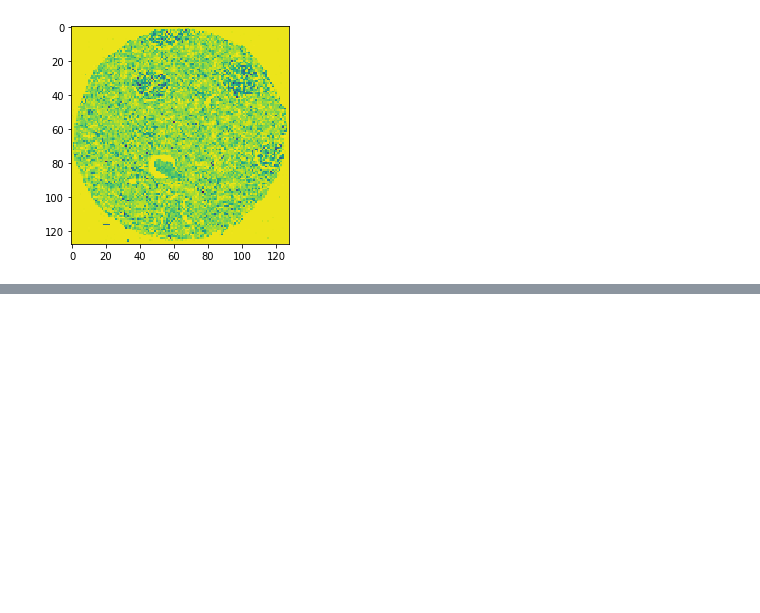
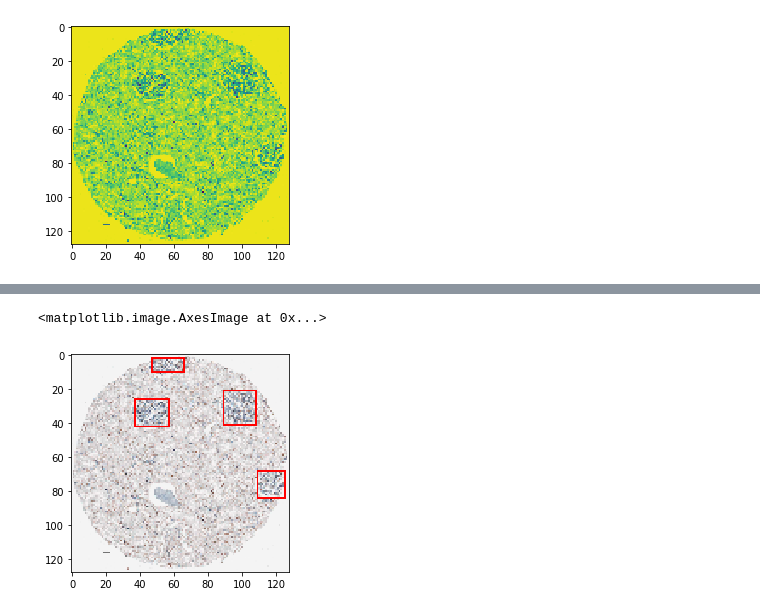
Before and after one commit to juyingnan/notebooks, a Jupyter notebook: nuclei.ipynb, the cells around one changed output, grey strips where cells are left out. Cells and saved outputs as stored; diff of their text form; code cells hidden in the pictures; blank space fills up the shorter version.

```diff
--- a/nuclei.ipynb
+++ b/nuclei.ipynb
@@ -89,0 +94,15 @@ plt.imshow(blur_img)
+# %%
+#Copying the original image
+temp_data = np.copy(img)
+
+#Drawing rectangles around the nuclei
+cv2.rectangle(temp_data, (47,2), (66,10), (255,0,0))
+cv2.rectangle(temp_data, (37,26), (57,42), (255,0,0))
+cv2.rectangle(temp_data, (89,21), (108,41), (255,0,0))
+cv2.rectangle(temp_data, (109,68), (125,84), (255,0,0))
+
+#Plotting the data with boxes
+plt.imshow(temp_data)
+# %% [output]
+<matplotlib.image.AxesImage at 0x...>
+[figure, added]
```
Also changed, not shown: parts of 6 cells of this notebook.
